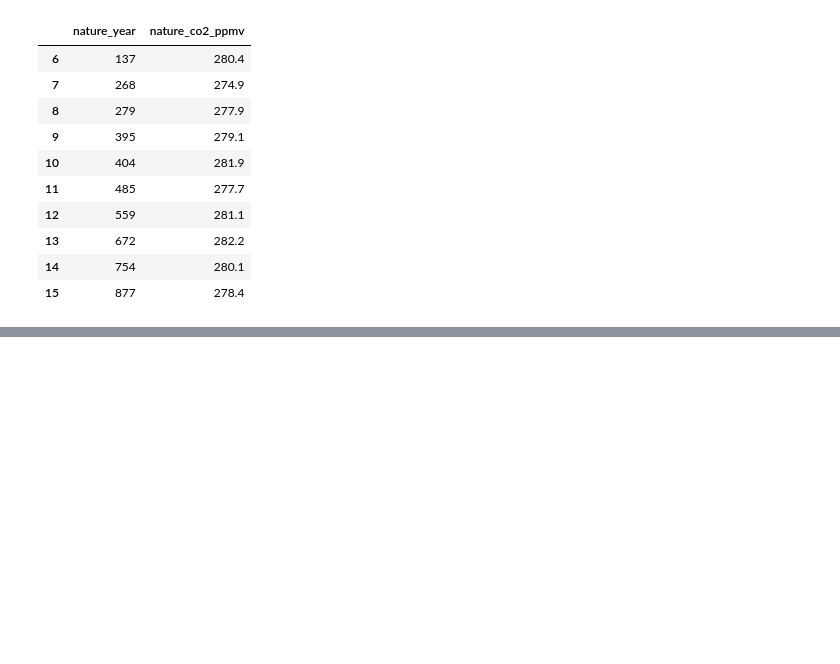
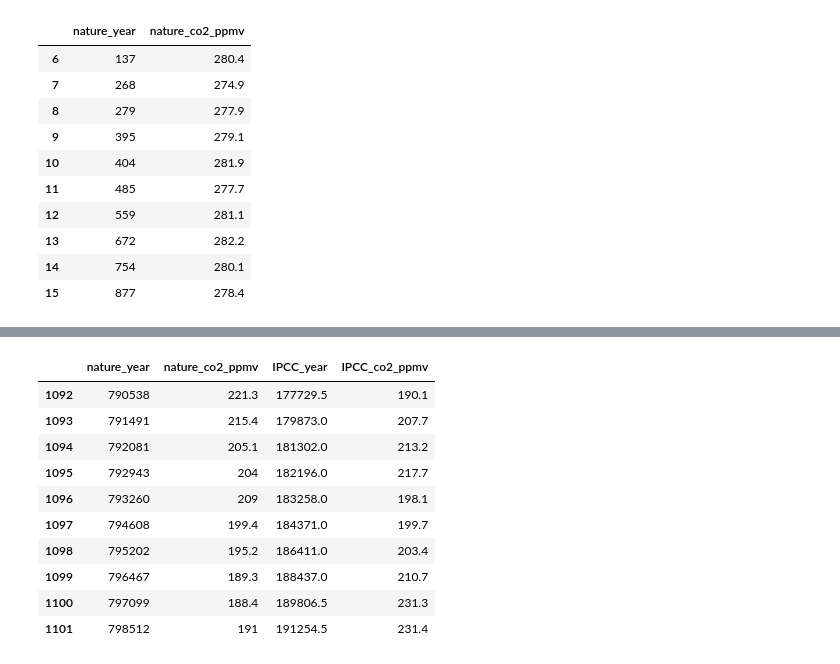
Before and after one commit to decvfox/PfDA_Project_2, a Jupyter notebook: project_2.ipynb, the cells around one changed output, grey strips where cells are left out. Cells and saved outputs as stored; diff of their text form; code cells hidden in the pictures; blank space fills up the shorter version.

```diff
--- a/project_2.ipynb
+++ b/project_2.ipynb
@@ -68,0 +71,17 @@ plt.show()
+# %%
+df4=pd.read_csv('data/csv_files/grl52461_composite_data.csv')
+df.insert(2, 'IPCC_year', df4['Gasage (yr BP)'])
+df.insert(3, 'IPCC_co2_ppmv', df4['CO2 (ppmv)'])
+df.tail(10)
+# %% [output]
+|  | nature_year | nature_co2_ppmv | IPCC_year | IPCC_co2_ppmv |
+| 1092 | 790538 | 221.3 | 177729.5 | 190.1 |
+| 1093 | 791491 | 215.4 | 179873.0 | 207.7 |
+| 1094 | 792081 | 205.1 | 181302.0 | 213.2 |
+| 1095 | 792943 | 204 | 182196.0 | 217.7 |
+| 1096 | 793260 | 209 | 183258.0 | 198.1 |
+| 1097 | 794608 | 199.4 | 184371.0 | 199.7 |
+| 1098 | 795202 | 195.2 | 186411.0 | 203.4 |
+| 1099 | 796467 | 189.3 | 188437.0 | 210.7 |
+| 1100 | 797099 | 188.4 | 189806.5 | 231.3 |
+| 1101 | 798512 | 191 | 191254.5 | 231.4 |
```
Also changed, not shown: parts of 4 cells of this notebook, 2 other files.
